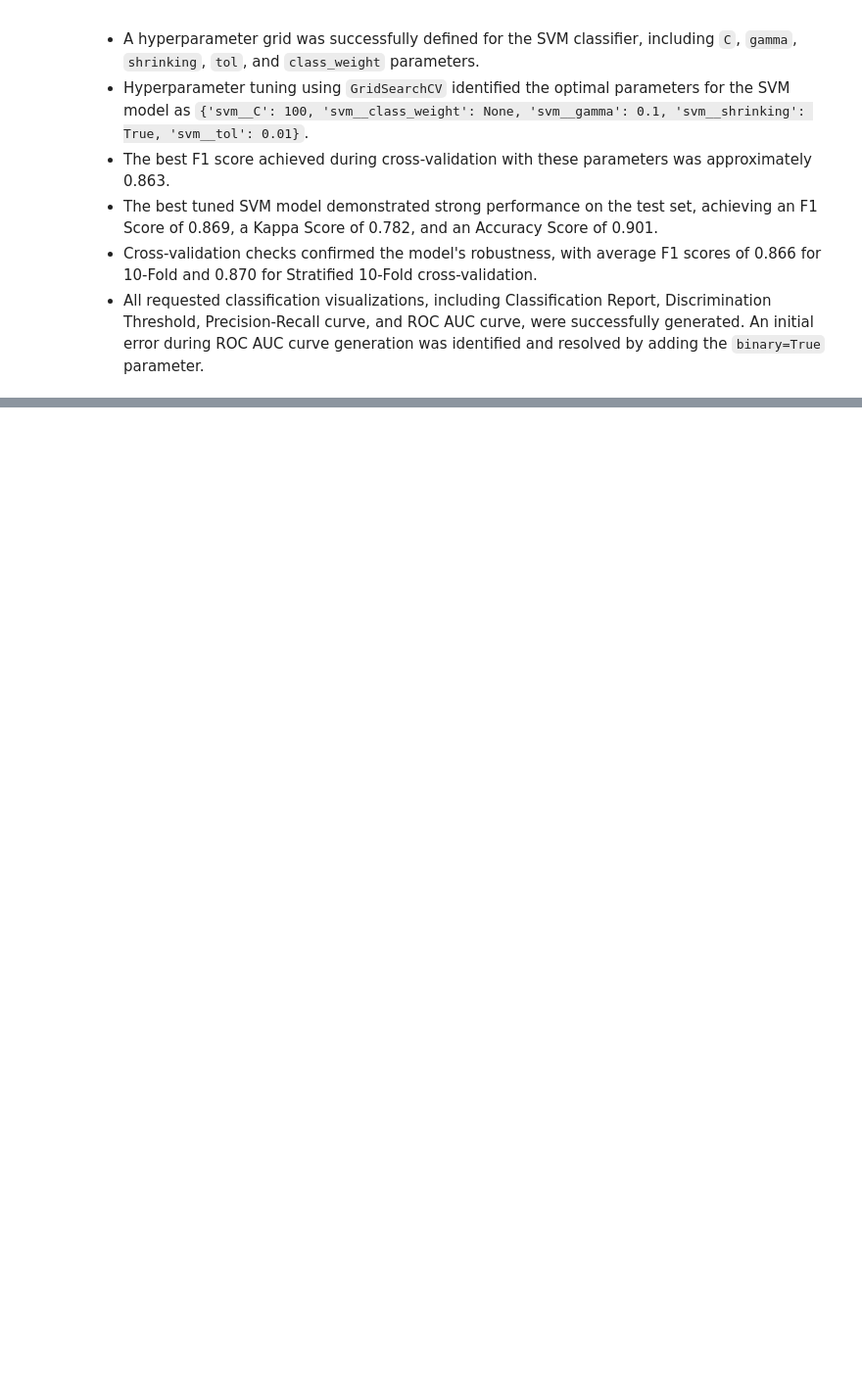
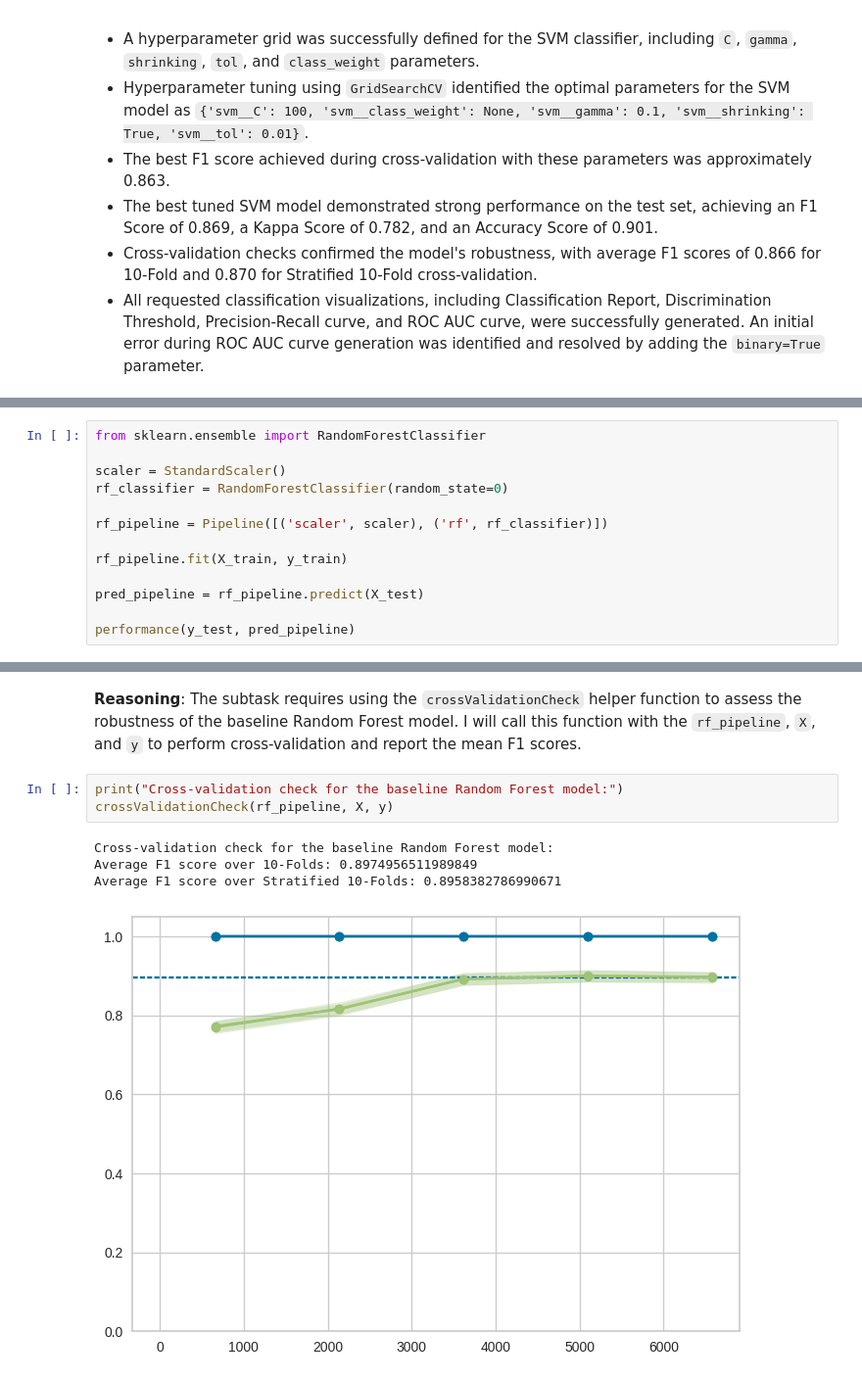
Before and after one commit to drachmacollector/Stellar-Analytics, a Jupyter notebook: Stellar_Analytics.ipynb, the cells around one changed output, grey strips where cells are left out. Shown at 98% size. Saved outputs shown, nothing was run; the diff lists cells and outputs as text; blank space fills up the shorter version.

Commit message:
Random forest

```diff
--- a/Stellar_Analytics.ipynb
+++ b/Stellar_Analytics.ipynb
@@ -1216,0 +1206,13 @@ ROC AUC Curve for the best tuned SVM model:
+# %%
+from sklearn.ensemble import RandomForestClassifier
+
+scaler = StandardScaler()
+rf_classifier = RandomForestClassifier(random_state=0)
+
+rf_pipeline = Pipeline([('scaler', scaler), ('rf', rf_classifier)])
+
+rf_pipeline.fit(X_train, y_train)
+
+pred_pipeline = rf_pipeline.predict(X_test)
+
+performance(y_test, pred_pipeline)
@@ -1216,0 +1239,11 @@ ROC AUC Curve for the best tuned SVM model:
+# %% [markdown]
+**Reasoning**:
+The subtask requires using the `crossValidationCheck` helper function to assess the robustness of the baseline Random Forest model. I will call this function with the `rf_pipeline`, `X`, and `y` to perform cross-validation and report the mean F1 scores.
+# %%
+print("Cross-validation check for the baseline Random Forest model:")
+crossValidationCheck(rf_pipeline, X, y)
+# %% [output]
+Cross-validation check for the baseline Random Forest model:
+Average F1 score over 10-Folds: 0.8974956511989849
+Average F1 score over Stratified 10-Folds: 0.8958382786990671
+[figure, added]
```
Also changed, not shown: parts of 27 cells of this notebook.
